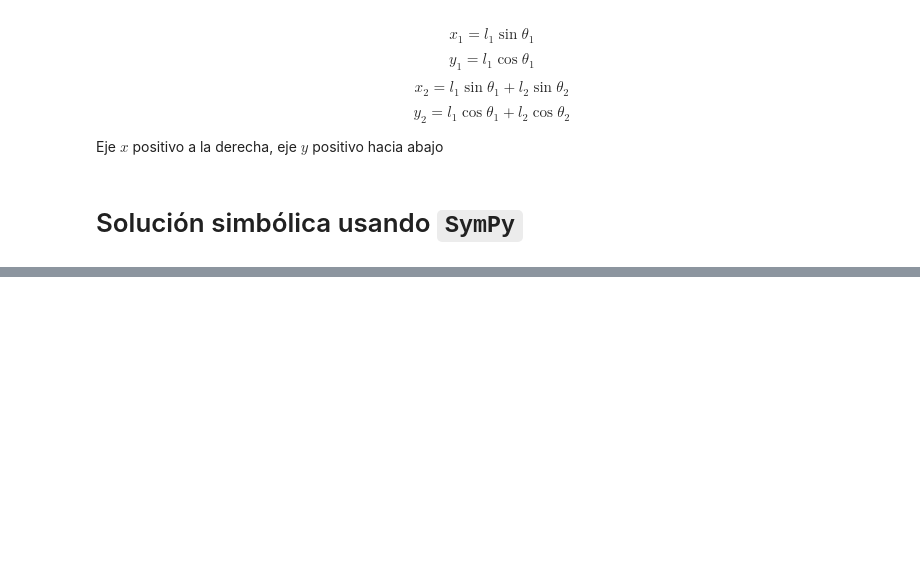
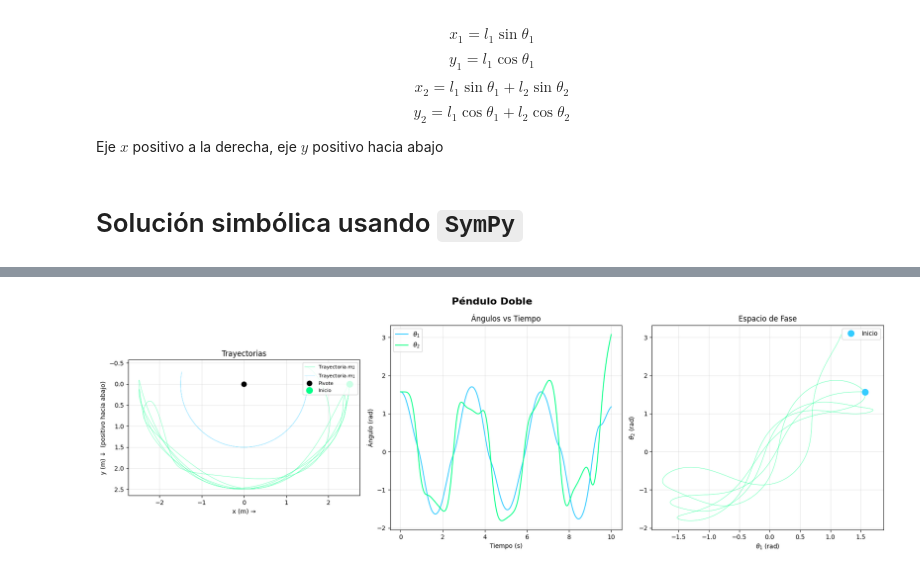
Before and after one commit to Daniel-534/MecanicaCeleste, a Jupyter notebook: Modelacion3/Problemset3PenduloDoble.ipynb, the cells around one changed output, grey strips where cells are left out. Cells and saved outputs as stored; diff of their text form; code cells hidden in the pictures; blank space fills up the shorter version.

```diff
--- a/Modelacion3/Problemset3PenduloDoble.ipynb
+++ b/Modelacion3/Problemset3PenduloDoble.ipynb
@@ -72,0 +152,67 @@ eq1
+# %%
+# ============================================
+# INTEGRACIÓN NUMÉRICA
+# ============================================
+y0 = [np.pi/2, np.pi/2, 0.0, 0.0]   # ambos a 90°, sin velocidad
+t_span = (0, 10)
+t_eval = np.linspace(t_span[0], t_span[1], 2000)
+
+sol = solve_ivp(pendulo_doble, t_span, y0, method='RK45',
+                t_eval=t_eval, rtol=1e-9, atol=1e-12)
+
+# ============================================
+# POSICIONES (sistema: x derecha, y abajo)
+# ============================================
+x1 = l1 * np.sin(sol.y[0])
+y1 = l1 * np.cos(sol.y[0])
+x2 = x1 + l2 * np.sin(sol.y[1])
+y2 = y1 + l2 * np.cos(sol.y[1])
+# %%
+# ============================================
+# GRÁFICAS
+# ============================================
+fig, axes = plt.subplots(1, 3, figsize=(18, 6))
+fig.suptitle('Péndulo Doble', fontsize=16, fontweight='bold')
+
+# --- 1. Trayectorias en el espacio físico ---
+ax = axes[0]
+ax.set_aspect('equal')
+
+# Eje Y positivo hacia abajo: invertimos el eje
+ax.invert_yaxis()
+
+ax.plot(x2, y2, color='#00ff88', lw=0.6, alpha=0.6, label=r'Trayectoria $m_2$')
+ax.plot(x1, y1, color='#33ccff', lw=0.6, alpha=0.4, label=r'Trayectoria $m_1$')
+ax.plot(0, 0, 'ko', markersize=8, zorder=5, label='Pivote')
+ax.plot(x2[0], y2[0], 'o', color='#00ff88', markersize=10, zorder=5, label='Inicio')
+
+ax.set_xlabel('x (m) →')
+ax.set_ylabel('y (m) ↓  (positivo hacia abajo)')
+ax.set_title('Trayectorias')
+ax.legend(fontsize=8, loc='upper right')
+ax.grid(True, alpha=0.3)
+
+# --- 2. Ángulos vs tiempo ---
+ax = axes[1]
+ax.plot(sol.t, sol.y[0], label=r'$\theta_1$', color='#33ccff', lw=1.5)
+ax.plot(sol.t, sol.y[1], label=r'$\theta_2$', color='#00ff88', lw=1.5)
+ax.set_xlabel('Tiempo (s)')
+ax.set_ylabel('Ángulo (rad)')
+ax.set_title('Ángulos vs Tiempo')
+ax.legend()
+ax.grid(True, alpha=0.3)
+
+# --- 3. Espacio de fase ---
+ax = axes[2]
+ax.plot(sol.y[0], sol.y[1], color='#00ff88', lw=0.6, alpha=0.7)
+ax.plot(sol.y[0, 0], sol.y[1, 0], 'o', color='#33ccff', markersize=10, label='Inicio')
+ax.set_xlabel(r'$\theta_1$ (rad)')
+ax.set_ylabel(r'$\theta_2$ (rad)')
+ax.set_title('Espacio de Fase')
+ax.legend()
+ax.grid(True, alpha=0.3)
+
+plt.tight_layout()
+plt.show()
+# %% [output]
+[figure, added]
```
Also changed, not shown: parts of 15 cells of this notebook.
